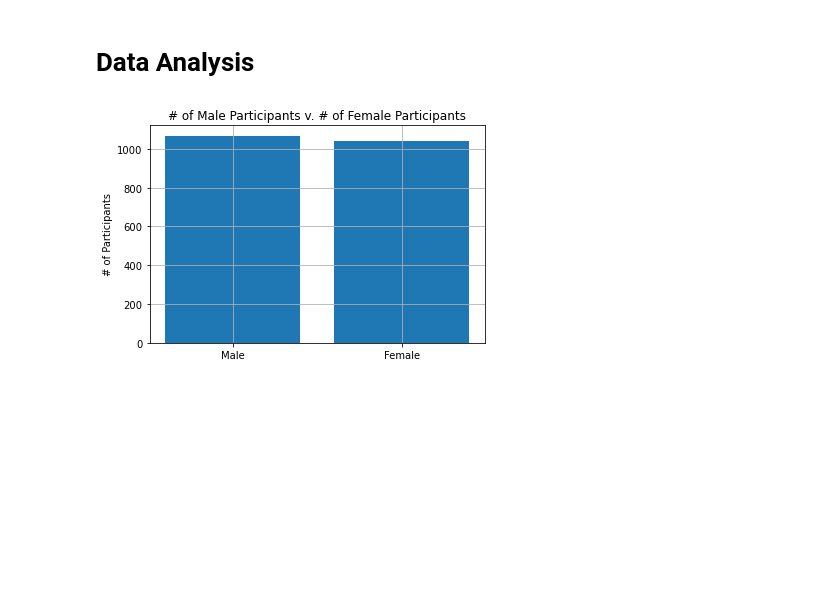
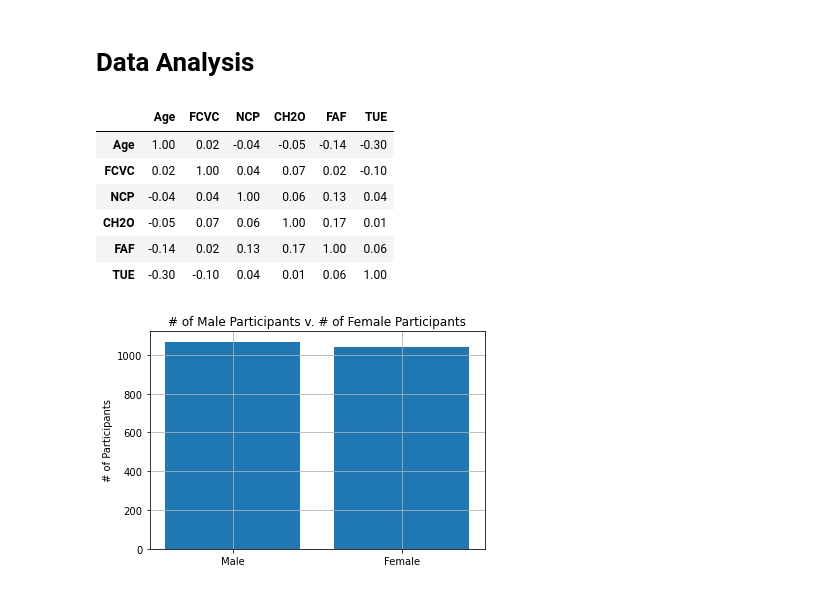
Before and after one commit to cdlc01/bmi_prediction, a Jupyter notebook: Obesity Data Analysis.ipynb, the cells around one changed output. Cells and saved outputs as stored; diff of their text form; code cells hidden in the pictures; blank space fills up the shorter version.

```diff
--- a/Obesity Data Analysis.ipynb
+++ b/Obesity Data Analysis.ipynb
@@ -19,6 +28,16 @@ fixed_df = df.drop(['Height', 'Weight'], axis = 1)
 # %%
 import matplotlib.pyplot as plt
 %matplotlib inline
+# %%
+fixed_df.drop(['BMI', 'NObeyesdad'], axis = 1).corr()
+# %% [output]
+|  | Age | FCVC | NCP | CH2O | FAF | TUE |
+| Age | 1.00 | 0.02 | -0.04 | -0.05 | -0.14 | -0.30 |
+| FCVC | 0.02 | 1.00 | 0.04 | 0.07 | 0.02 | -0.10 |
+| NCP | -0.04 | 0.04 | 1.00 | 0.06 | 0.13 | 0.04 |
+| CH2O | -0.05 | 0.07 | 0.06 | 1.00 | 0.17 | 0.01 |
+| FAF | -0.14 | 0.02 | 0.13 | 0.17 | 1.00 | 0.06 |
+| TUE | -0.30 | -0.10 | 0.04 | 0.01 | 0.06 | 1.00 |
 # %%
 fig, ax = plt.subplots()
 
```
Also changed, not shown: parts of 4 cells of this notebook, 1 other file.
